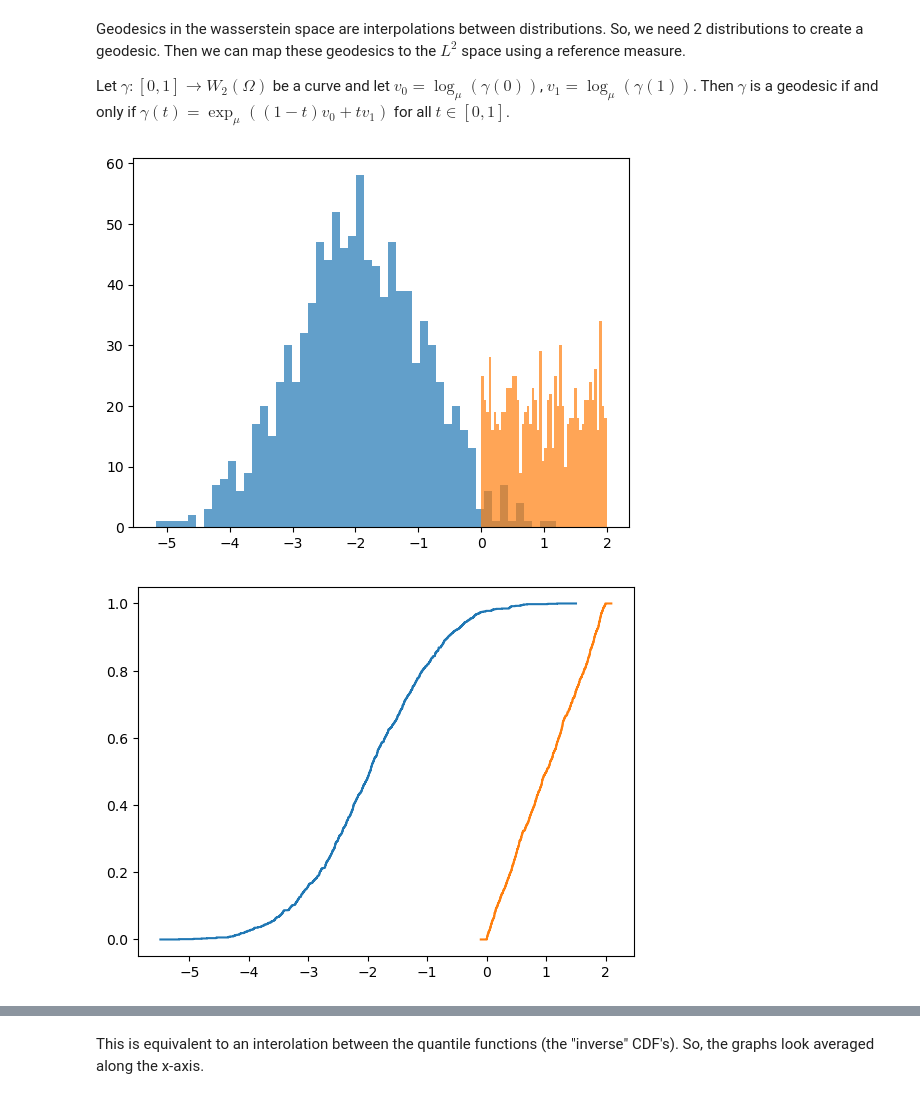
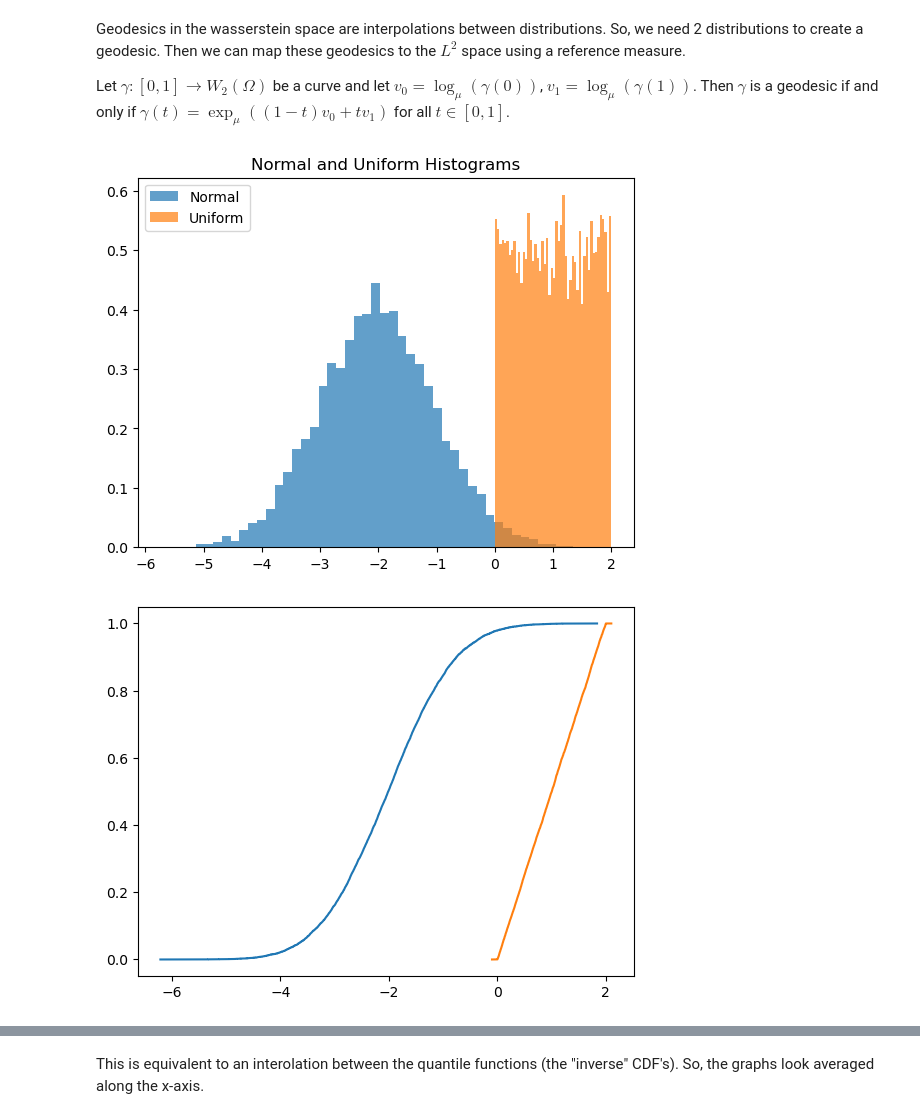
Before and after one commit to jacobf18/Dist-NN, a Jupyter notebook: nearest_neighbors.ipynb, the cells around one changed output, grey strips where cells are left out. Saved outputs shown, nothing was run; the diff lists cells and outputs as text; code cells hidden in the pictures.

```diff
--- a/nearest_neighbors.ipynb
+++ b/nearest_neighbors.ipynb
@@ -227,16 +250,20 @@ Geodesics in the wasserstein space are interpolations between distributions. So,
 
 Let $\gamma: [0,1] \to W_2(\Omega)$ be a curve and let $v_0 = \log_\mu(\gamma(0))$, $v_1 = \log_\mu(\gamma(1))$. Then $\gamma$ is a geodesic if and only if $\gamma(t) = \exp_\mu((1-t)v_0 + t v_1)$ for all $t\in [0,1]$.
 # %%
-n = 1000
+n = 10000
 
+np.random.seed(0)
 data1 = np.random.normal(loc = -2, scale = 1, size = n)
 data2 = np.random.uniform(low = 0, high = 2, size = n)
 
-plt.hist(data1, bins = 50, alpha = 0.7)
-plt.hist(data2, bins = 50, alpha = 0.7)
+plt.hist(data1, bins = 50, alpha = 0.7, density = True)
+plt.hist(data2, bins = 50, alpha = 0.7, density = True)
+plt.title("Normal and Uniform Histograms")
+plt.legend(["Normal", "Uniform"])
+plt.savefig("normal_uniform_hist.pdf")
 plt.show()
 # %% [output]
-[figure, old version]
+[figure, new version]
 # %%
 from scipy.stats import ecdf
 
@@ -247,7 +274,6 @@ ax = plt.subplot()
 
 cdf1.cdf.plot(ax)
 cdf2.cdf.plot(ax)
-
 plt.show()
 # %% [output]
-[figure, old version]
+[figure, new version]
```
Also changed, not shown: parts of 36 cells of this notebook, 11 other files.
